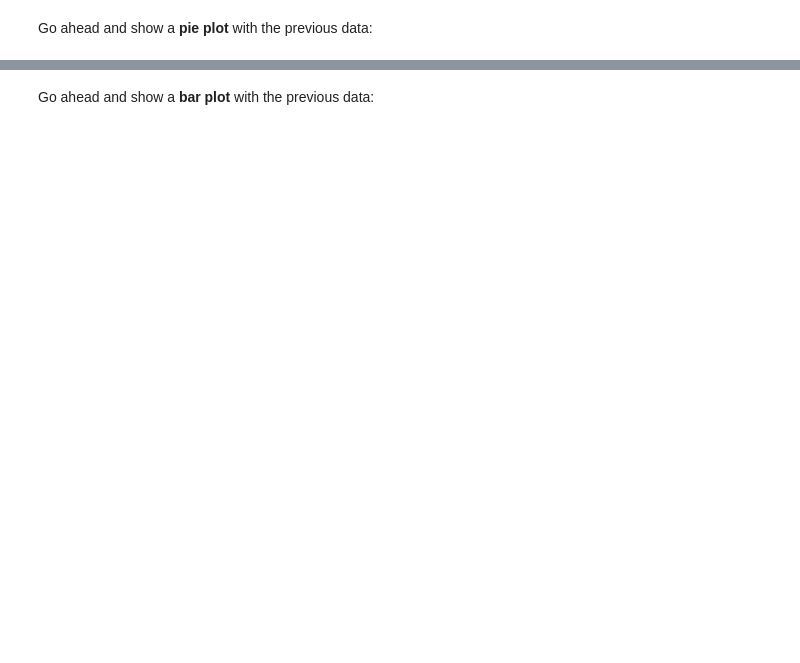
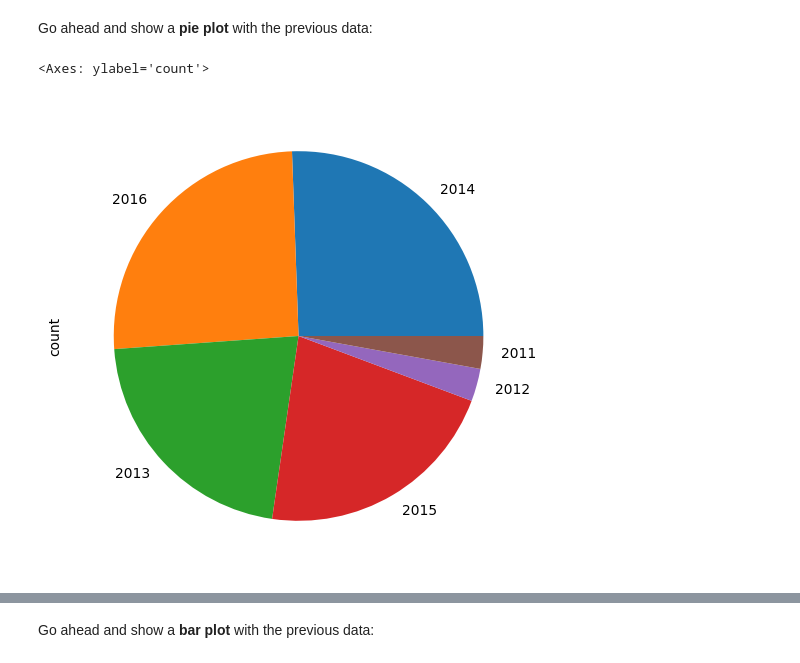
Before and after one commit to pylytics/FreeCodeCamp_Python, a Jupyter notebook: Exercises_1.ipynb, the cells around one changed output, grey strips where cells are left out. Saved outputs shown, nothing was run; the diff lists cells and outputs as text; code cells hidden in the pictures; blank space fills up the shorter version.

```diff
--- a/Exercises_1.ipynb
+++ b/Exercises_1.ipynb
@@ -82,6 +121,10 @@ sales['Year'].value_counts()
 Go ahead and show a <b>pie plot</b> with the previous data:
 # %%
 # your code goes here
+sales['Year'].value_counts().plot(kind='pie', figsize=(6,6))
+# %% [output]
+<Axes: ylabel='count'>
+[figure, added]
 # %%
 sales['Year'].value_counts().plot(kind='pie', figsize=(6,6))
 # %% [markdown]
```
Also changed, not shown: parts of 55 cells of this notebook.
